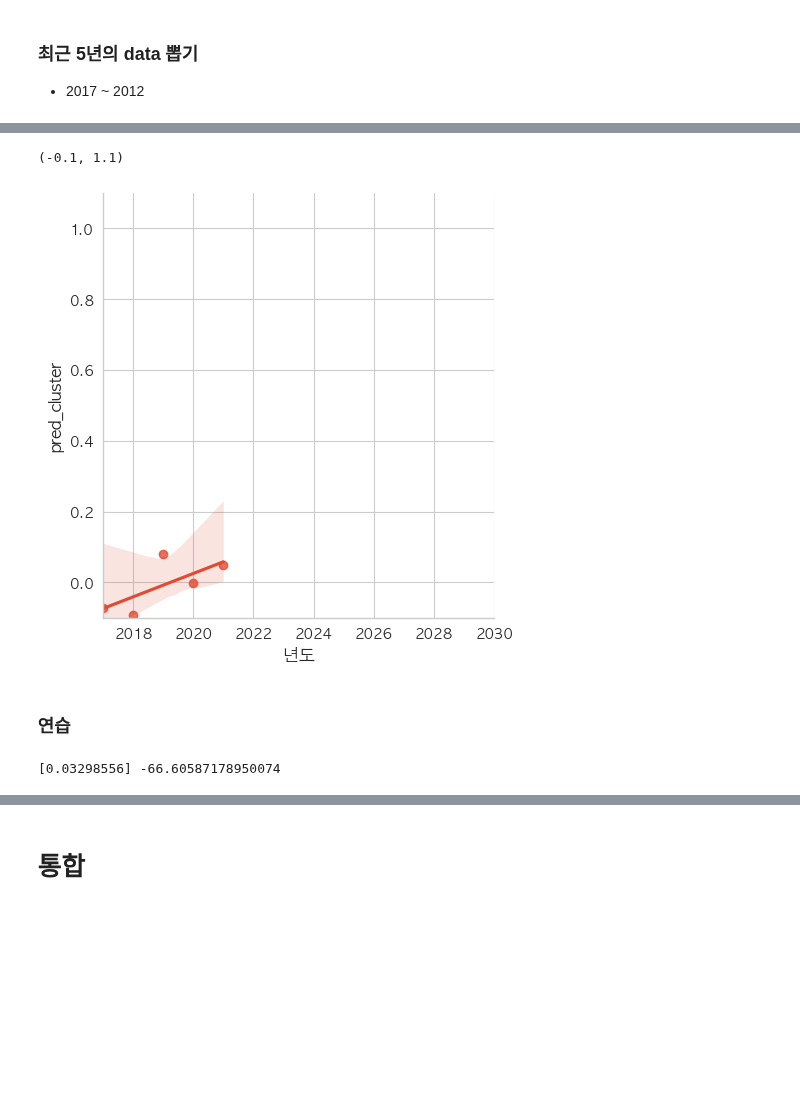
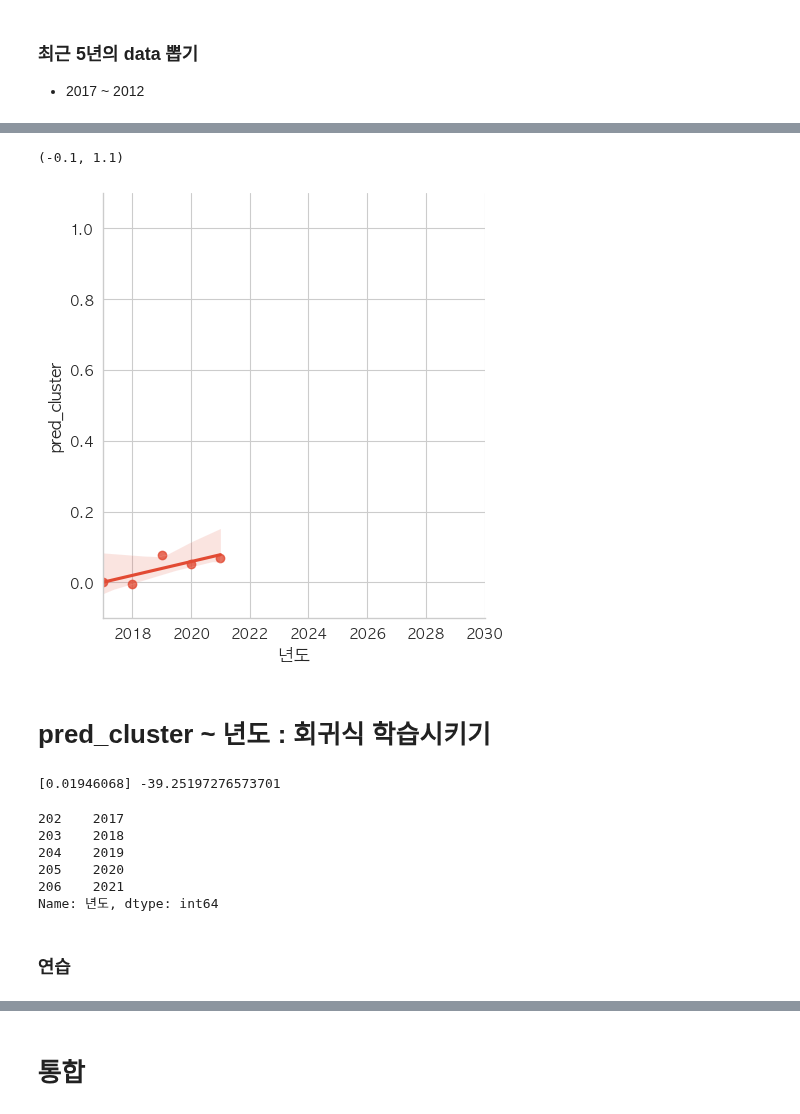
Before and after one commit to vxornjs11/Pytone_Flutter, a Jupyter notebook: Python/Seoul/Note/08.ML_01_n년후예측.ipynb, the cells around one changed output, grey strips where cells are left out. Cells and saved outputs as stored; diff of their text form; code cells hidden in the pictures; blank space fills up the shorter version.

```diff
--- a/Python/Seoul/Note/08.ML_01_n년후예측.ipynb
+++ b/Python/Seoul/Note/08.ML_01_n년후예측.ipynb
@@ -34,6 +34,6 @@ elif platform.system() == 'Windows':
 else:
     print("Unknown System")
 # %%
-df = pd.read_csv("../Data/seoul_2.csv")
-df.tail()
+df = pd.read_csv("../Data/seoul_job.csv")
+df.head()
 # %% [output]
@@ -261,11 +347,34 @@ df_ex
 # %%
 sns.lmplot(
     x='년도',
     y='pred_cluster',
-    data=df[df['시군구']=='강남구']
+    data=df[df['군구']=='강남구']
 )
 plt.xlim(2017,2030)
 plt.ylim(-0.1,1.1)
 # %% [output]
 (-0.1, 1.1)
-[figure, old version]
+[figure, new version]
+# %% [markdown]
+# pred_cluster ~ 년도 : 회귀식 학습시키기
+# %%
+# Feature, Target
+data = df_ex[['년도']].to_numpy()
+target = df_ex['pred_cluster'].to_numpy()
+
+# 회귀 예측
+from sklearn.linear_model import LinearRegression
+lr2 = LinearRegression()
+lr2.fit(data, target)
+print(lr2.coef_, lr2.intercept_)
+# %% [output]
+[0.01946068] -39.25197276573701
+# %%
+df_ex['년도']
+# %% [output]
+202    2017
+203    2018
+204    2019
+205    2020
+206    2021
+Name: 년도, dtype: int64
@@ -272,17 +383,5 @@ plt.ylim(-0.1,1.1)
 # %% [markdown]
 ### 연습
-# %%
-# Feature, Target
-data = df_ex[['년도']].to_numpy()
-target = df_ex['pred_cluster'].to_numpy()
-
-# 회귀 예측
-from sklearn.linear_model import LinearRegression
-lr2 = LinearRegression()
-lr2.fit(data, target)
-print(lr2.coef_, lr2.intercept_)
-# %% [output]
-[0.03298556] -66.60587178950074
 # %%
 plt.figure(figsize=(15,5))
 plt.plot([2017, 2040], [(2017)*float(lr2.coef_)+float(lr2.intercept_), (2040)*float(lr2.coef_)+float(lr2.intercept_)], c='red')
```
Also changed, not shown: parts of 31 cells of this notebook, 43 other files.
